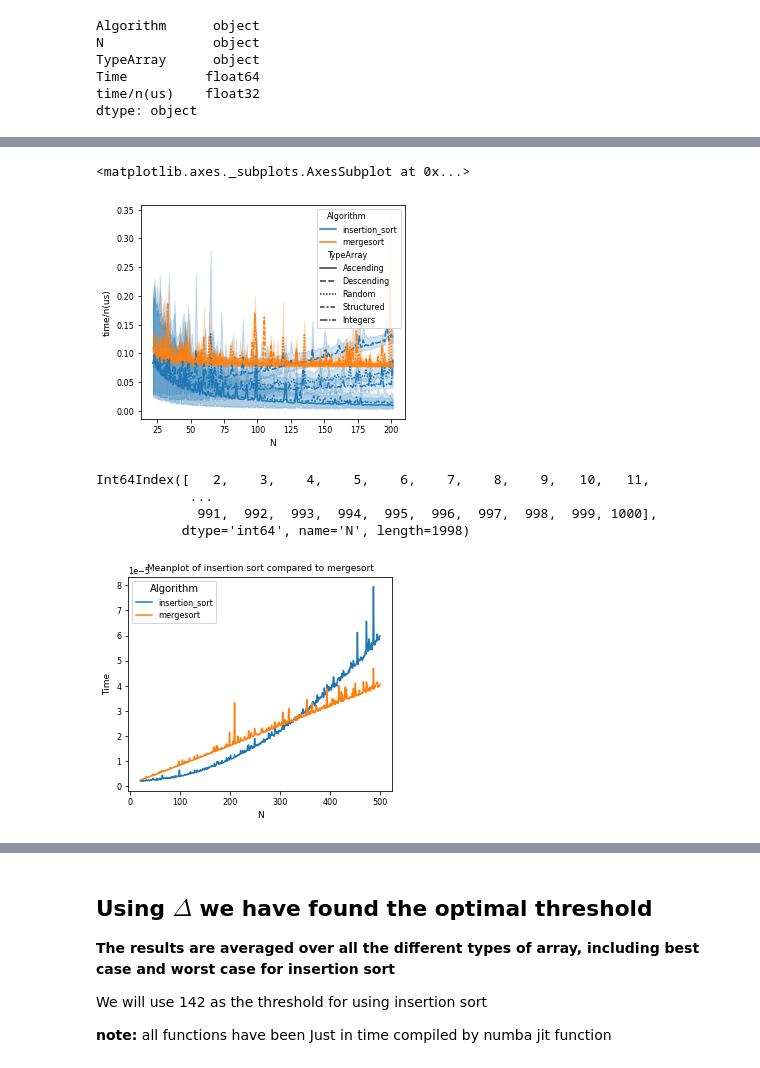
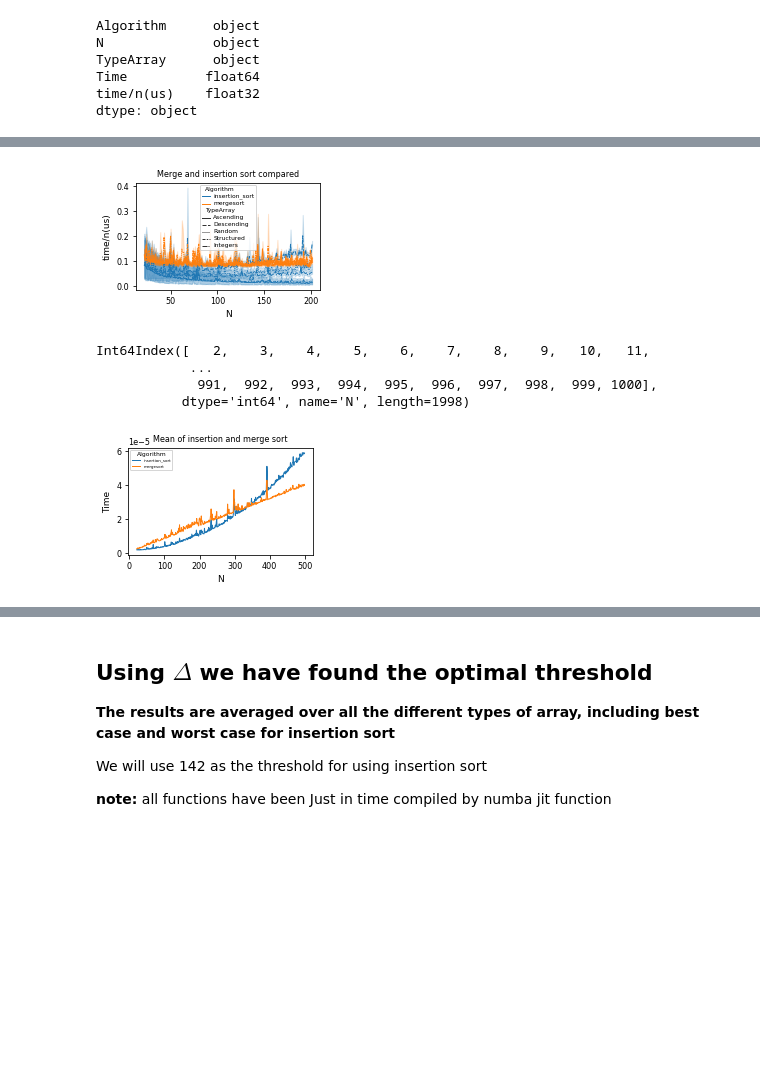
Before and after one commit to jkorsvik/SortingAlgorithms, a Jupyter notebook: notebooks/opt_thresh_combined.ipynb, the cells around one changed output, grey strips where cells are left out. Cells and saved outputs as stored; diff of their text form; code cells hidden in the pictures; blank space fills up the shorter version.

Commit message:
new visuals in proper size

```diff
--- a/notebooks/opt_thresh_combined.ipynb
+++ b/notebooks/opt_thresh_combined.ipynb
@@ -112,22 +117,26 @@ df_results.head()
 # %%
-height=100
-width=120
+height=50
+width=84
 IMAGE_SIZE = (width/25.4, height/25.4)
 
-plt.rcParams['axes.titlesize'] = 9
+plt.rcParams['axes.titlesize'] = 8
 plt.rcParams['axes.labelsize'] = 9
 plt.rcParams['xtick.labelsize'] = 8
 plt.rcParams['ytick.labelsize'] = 8
-plt.rcParams['legend.fontsize'] = 8
+plt.rcParams['legend.fontsize'] = 4
+plt.rcParams["legend.markerscale"] = 0.6
+plt.rcParams['legend.title_fontsize'] = 6
+plt.rcParams['lines.linewidth'] = 1
+plt.rcParams['lines.markersize'] = 4
 # %%
 plt.figure(figsize=IMAGE_SIZE)
 sns.lineplot(
     data=df_results.iloc[1000:10000],
     x="N", y="time/n(us)", hue="Algorithm", style="TypeArray")
-plt.savefig("optimizing ")
+plt.title("Merge and insertion sort compared")
+plt.savefig("optimizing.pdf", bbox_inches='tight', transparent=True)
 # %% [output]
-<matplotlib.axes._subplots.AxesSubplot at 0x...>
-[figure, old version]
+[figure, new version]
 # %%
 mean_df = df_results.groupby(['Algorithm','N']).mean()
 mean_df.index.get_level_values('N')
@@ -143,11 +152,11 @@ plt.figure(figsize=IMAGE_SIZE)
 sns.lineplot(
     data=mean_df,
     x="N", y="Time", hue="Algorithm")
-plt.title("Meanplot of insertion sort compared to mergesort")
-plt.savefig(f"optimizing_combined_threshold.png", bbox_inches='tight', transparent=True)
+plt.title("Mean of insertion and merge sort")
+plt.savefig(f"optimizing_combined_threshold.pdf", bbox_inches='tight', transparent=True)
 plt.show()
 # %% [output]
-[figure, old version]
+[figure, new version]
 # %%
 delta_series = (mean_df.loc['mergesort', '3':].Time - mean_df.loc['insertion_sort', '3':].Time)
 delta_series
```
Also changed, not shown: parts of 8 cells of this notebook, 24 other files.
